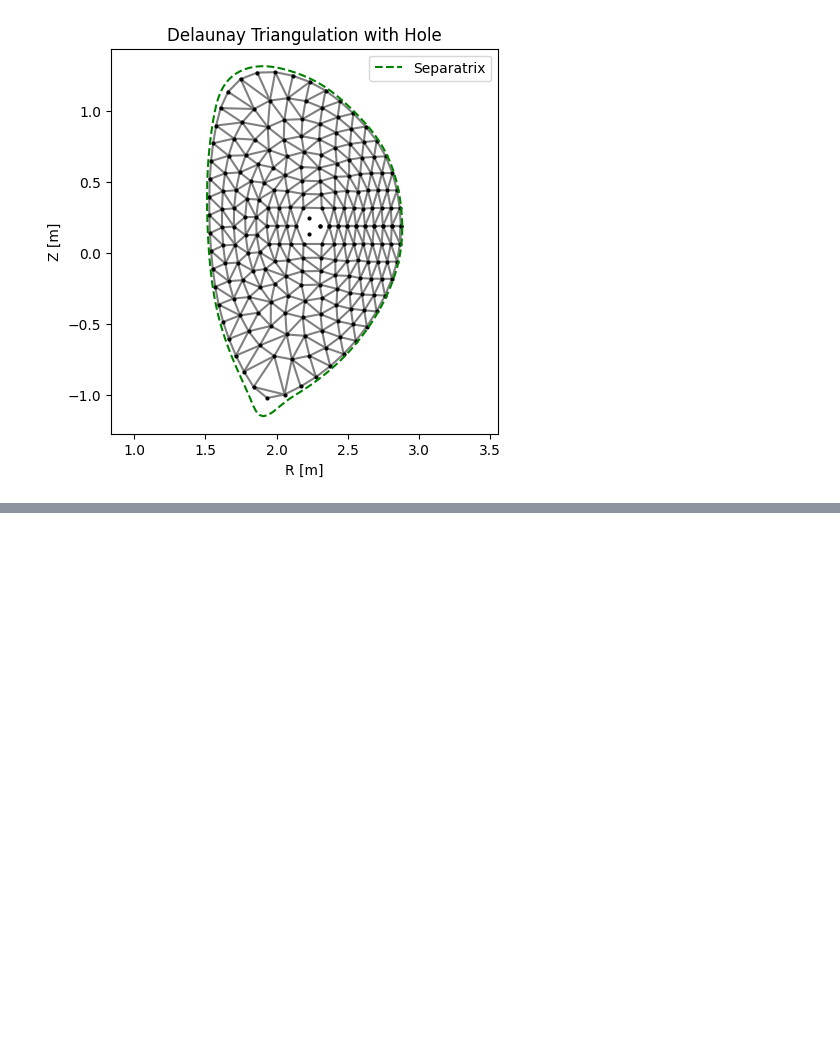
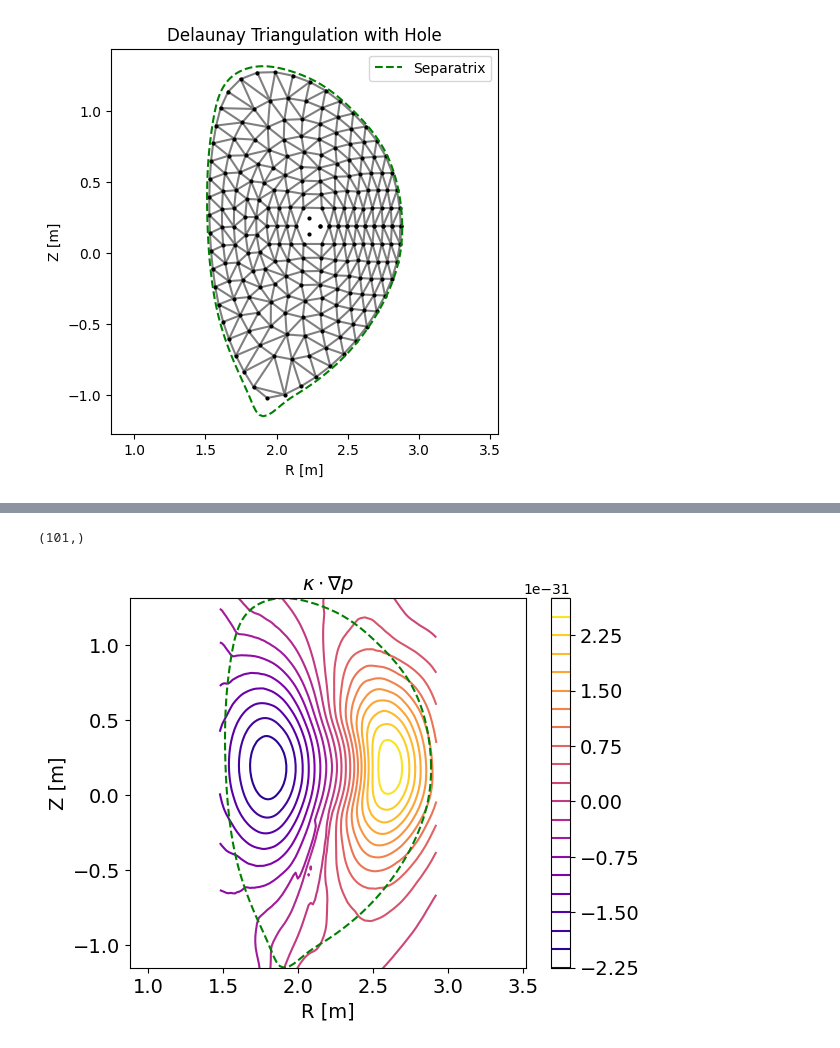
Before and after one commit to swarajsao1/Plasma, a Jupyter notebook: DTT/DTT_P/DTT.ipynb, the cells around one changed output, grey strips where cells are left out. Drawn from its saved outputs; the diff is of its cells as text; code cells hidden in the pictures; blank space fills up the shorter version.

```diff
--- a/DTT/DTT_P/DTT.ipynb
+++ b/DTT/DTT_P/DTT.ipynb
@@ -432,0 +479,71 @@ while (step_count < max_step):
+# %%
+Ti = profile[:,7]
+n = profile[:,6]
+p = n*Ti*1.38*1e-23*1e-6*1.6*1e-19
+p.shape
+# %% [output]
+(101,)
+# %%
+from scipy.interpolate import interp1d
+
+n_psi = profile[:,6]
+T_psi = profile[:,5]
+pol_flux = profile[:,0]
+psi_grid = np.linspace(np.min(psi_norm), np.max(psi_norm), len(Ti))
+
+p_interp = interp1d(psi_grid, p, kind='linear', fill_value='extrapolate')
+
+p = p_interp(psi_norm)
+
+dp_dR = np.gradient(p, g.r_grid[:, 0], axis=0, edge_order=2)
+dp_dZ = np.gradient(p, g.z_grid[0, :], axis=1, edge_order=2)
+
+B = np.sqrt(BR**2 + Bphi**2 + BZ**2)
+
+bR = BR / B
+bphi = Bphi / B
+bZ = BZ / B
+
+dbR_dR = np.gradient(bR, g.r_grid[:,0], axis=0)
+dbR_dZ = np.gradient(bR, g.z_grid[0,:], axis=1)
+
+dbphi_dR = np.gradient(bphi, g.r_grid[:,0], axis=0)
+dbphi_dZ = np.gradient(bphi, g.z_grid[0,:], axis=1)
+
+dbZ_dR = np.gradient(bZ, g.r_grid[:,0], axis=0)
+dbZ_dZ = np.gradient(bZ, g.z_grid[0,:], axis=1)
+
+kappa_R = bR*dbR_dR + bZ*dbR_dZ - bphi**2/g.r_grid[:,0][:, np.newaxis]
+kappa_phi = bR*dbphi_dR + bZ*dbphi_dZ + bR*bphi/g.r_grid[:,0][:, np.newaxis]
+kappa_Z = bR*dbZ_dR + bZ*dbZ_dZ
+
+kappa = np.stack((kappa_R,
+                  kappa_phi,
+                  kappa_Z), axis=-1)
+
+gradp = np.stack((dp_dR,
+                    np.zeros_like(B),
+                    dp_dZ), axis=-1)
+
+kappa_dot_gradp = np.sum(kappa*gradp, axis=-1)
+
+plt.contour(g.r_grid,
+             g.z_grid,
+             kappa_dot_gradp,
+             cmap='plasma', levels=20)
+cbar = plt.colorbar()
+# cbar.ax.set_xlabel(r'$\kappa \cdot \nabla p$')
+# cbar.ax.xaxis.set_label_position('bottom')
+cbar.ax.tick_params(labelsize=14)
+
+plt.plot(g.rbdry, g.zbdry, 'g--', label = "Separatrix")
+plt.axis('equal')
+plt.xlabel('R [m]', fontsize='14')
+plt.ylabel('Z [m]', fontsize='14')
+plt.xticks(fontsize=14)
+plt.yticks(fontsize=14)
+plt.ylim([g.zbdry.min(), g.zbdry.max()])
+plt.title(r'$\kappa \cdot \nabla p$', fontsize='14')
+plt.show()
+# %% [output]
+[figure, added]
```
Also changed, not shown: parts of 58 cells of this notebook, 5 other files.
